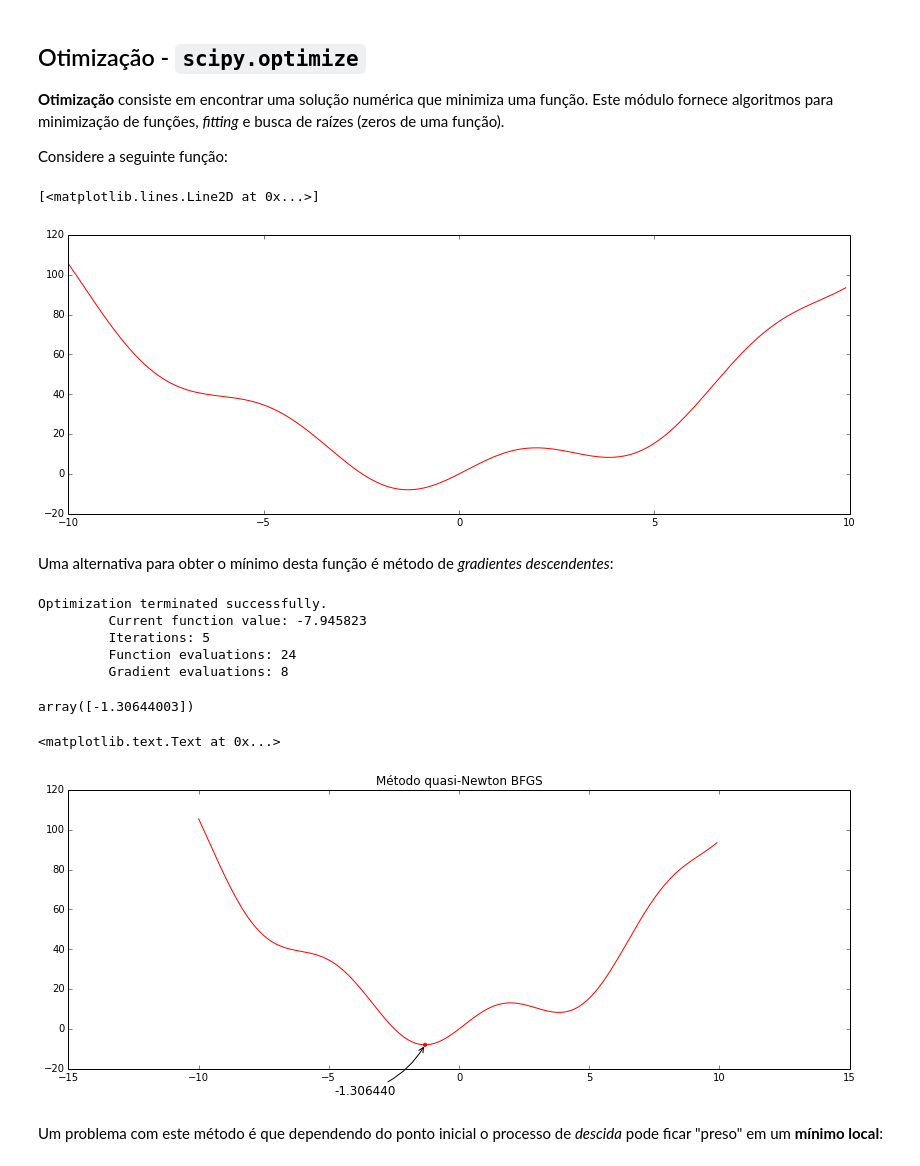
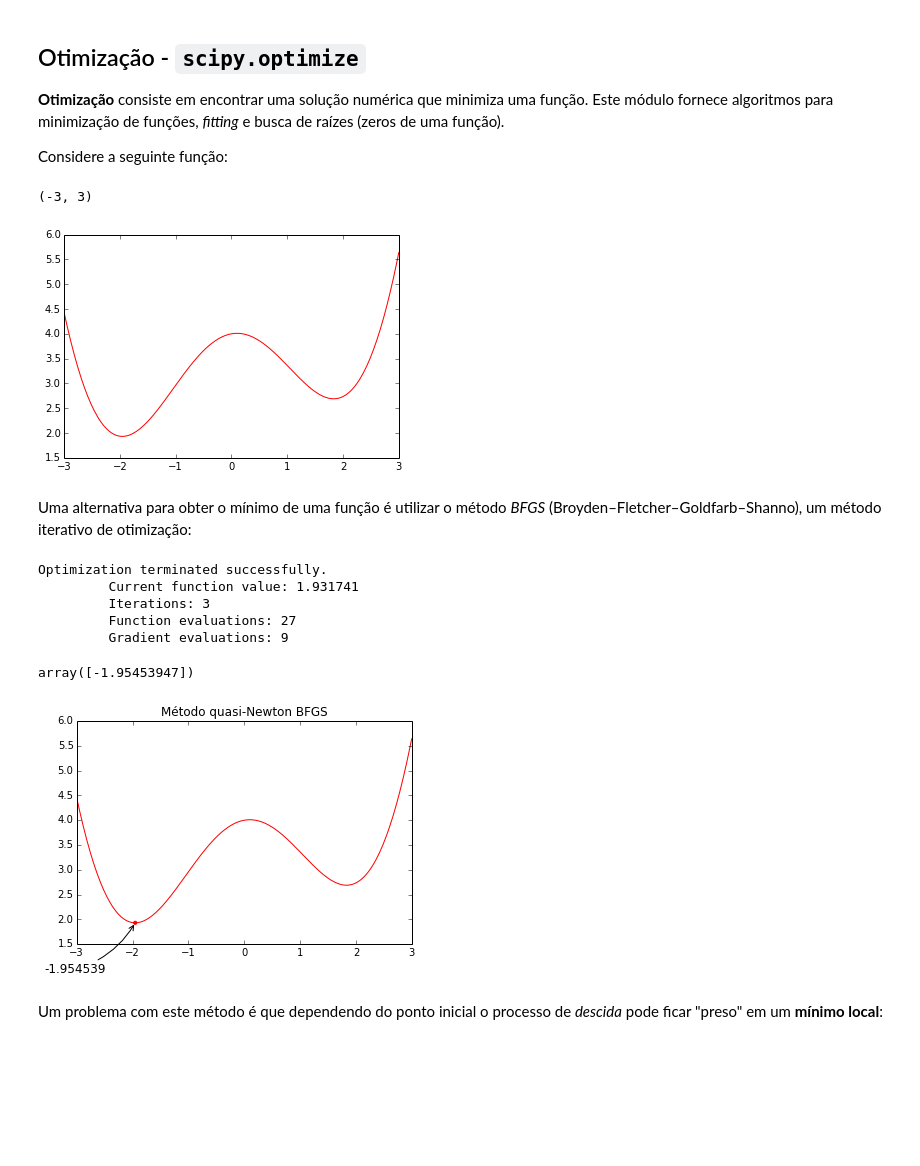
Before and after one commit to amandaortega/scipy-intro, a Jupyter notebook: 06._Scipy.ipynb, the cells around one changed output. Saved outputs shown, nothing was run; the diff lists cells and outputs as text; code cells hidden in the pictures; blank space fills up the shorter version.

```diff
--- a/06._Scipy.ipynb
+++ b/06._Scipy.ipynb
@@ -122,16 +125,16 @@ SVD pode ser utilizado para encontrar o vetor $\mathbf{x}$ que minimiza a norma
 Considere a seguinte função:
 # %%
 def f(x):
-    return x**2 + 10 * sin(x)
+    return x**2 + 0.2*x + 4 * cos(x)
 
-x = arange(-10, 10, 0.1)
-figsize(14,5)
+x = linspace(-3, 3, 200)
 plot(x, f(x), 'r-')
+xlim((-3, 3))
 # %% [output]
-[<matplotlib.lines.Line2D at 0x...>]
+(-3, 3)
-[figure, old version]
+[figure, new version]
 # %% [markdown]
-Uma alternativa para obter o mínimo desta função é método de *gradientes descendentes*:
+Uma alternativa para obter o mínimo de uma função é utilizar o método *BFGS* (Broyden–Fletcher–Goldfarb–Shanno), um método iterativo de otimização:
 # %%
 from scipy.optimize import fmin_bfgs
 
@@ -139,22 +142,27 @@ xmin = fmin_bfgs(f, 0)
 xmin
 # %% [output]
 Optimization terminated successfully.
-         Current function value: -7.945823
-         Iterations: 5
-         Function evaluations: 24
-         Gradient evaluations: 8
+         Current function value: 1.931741
+         Iterations: 3
+         Function evaluations: 27
+         Gradient evaluations: 9
-array([-1.30644003])
+array([-1.95453947])
 # %%
-plot(x, f(x), 'r-')
-scatter([xmin],[f(xmin)], 10, color='red')
-annotate('%f' % xmin,
-        xy=(xmin, f(xmin)), fontsize=12, xycoords='data',
-          xytext=(-90, -50), textcoords='offset points',
-          arrowprops=dict(arrowstyle="->", connectionstyle="arc3,rad=.2"))
-title(u'Método quasi-Newton BFGS')
+def show_opt_result(x, f, xmin, opt_title=None):
+
+    plot(x, f(x), 'r-')
+    xlim((-3,3))
+    scatter([xmin],[f(xmin)], 10, color='red')
+    annotate('%f' % xmin,
+            xy=(xmin, f(xmin)), fontsize=12, xycoords='data',
+            xytext=(-90, -50), textcoords='offset points',
+            arrowprops=dict(arrowstyle="->", connectionstyle="arc3,rad=.2"))
+    if opt_title != None:
+        title(opt_title)
+
+show_opt_result(x, f, xmin, u'Método quasi-Newton BFGS')
 # %% [output]
-<matplotlib.text.Text at 0x...>
-[figure, old version]
+[figure, new version]
 # %% [markdown]
 Um problema com este método é que dependendo do ponto inicial o processo de *descida* pode ficar "preso" em um **mínimo local**:
 # %%
```
Also changed, not shown: parts of 71 cells of this notebook, 2 other files.
